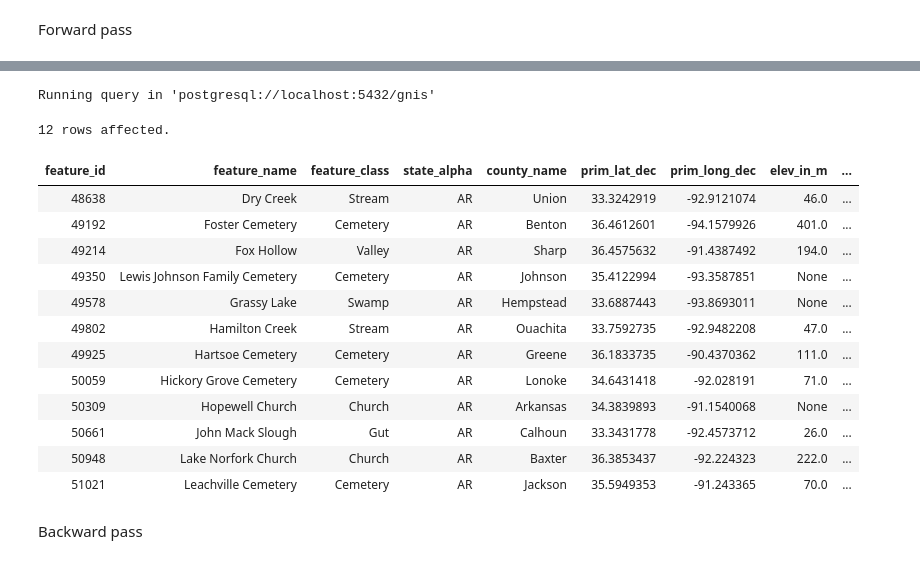
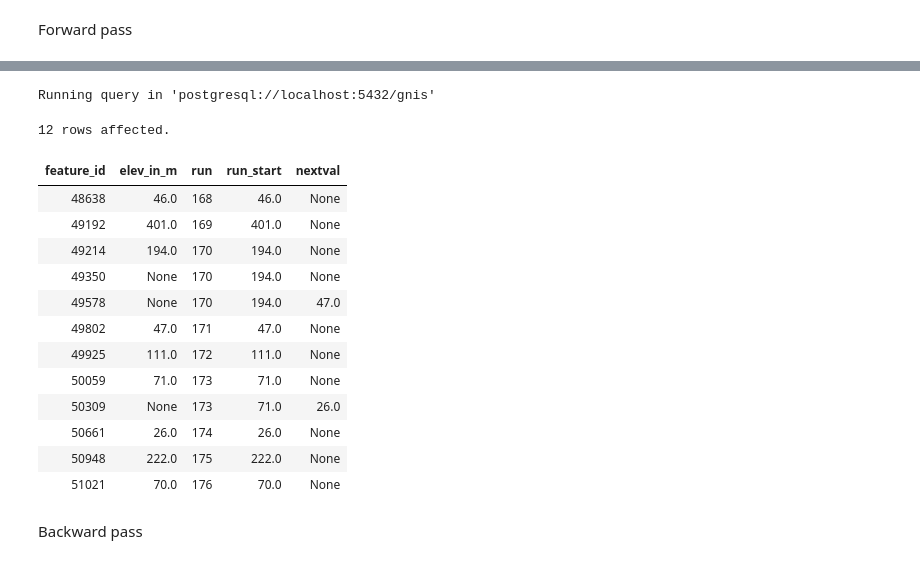
Before and after one commit to cal-data-eng/fa24-materials, a Jupyter notebook: lec/lec14/lec14-imputation.ipynb, the cells around one changed output, grey strips where cells are left out. Cells and saved outputs as stored; diff of their text form; code cells hidden in the pictures.

```diff
--- a/lec/lec14/lec14-imputation.ipynb
+++ b/lec/lec14/lec14-imputation.ipynb
@@ -229,32 +256,33 @@ Forward pass
 # %%
 %%sql
 -- 1. Forward assign run numbers to rows, propagate val, get nextval
 CREATE OR REPLACE VIEW forward AS
-SELECT *,
+SELECT feature_id,
+    elev_in_m,
        SUM(CASE WHEN elev_in_m IS NULL THEN 0 ELSE 1 END)
          OVER (ORDER BY feature_id) AS run,
        coalesce_agg(elev_in_m) OVER (ORDER BY feature_id) AS run_start,
        CASE WHEN elev_in_m IS NULL
               THEN lead(elev_in_m, 1) OVER (ORDER BY feature_id)
             ELSE NULL
              END AS nextval
   FROM holey;
 SELECT * FROM forward ORDER BY feature_id ASC LIMIT 12 OFFSET 183;
 # %% [output]
 Running query in 'postgresql://localhost:5432/gnis'
 12 rows affected.
-| feature_id | feature_name | feature_class | state_alpha | county_name | prim_lat_dec | prim_long_dec | elev_in_m | ... |
-| 48638 | Dry Creek | Stream | AR | Union | 33.3242919 | -92.9121074 | 46.0 | ... |
-| 49192 | Foster Cemetery | Cemetery | AR | Benton | 36.4612601 | -94.1579926 | 401.0 | ... |
-| 49214 | Fox Hollow | Valley | AR | Sharp | 36.4575632 | -91.4387492 | 194.0 | ... |
-| 49350 | Lewis Johnson Family Cemetery | Cemetery | AR | Johnson | 35.4122994 | -93.3587851 | None | ... |
-| 49578 | Grassy Lake | Swamp | AR | Hempstead | 33.6887443 | -93.8693011 | None | ... |
-| 49802 | Hamilton Creek | Stream | AR | Ouachita | 33.7592735 | -92.9482208 | 47.0 | ... |
-| 49925 | Hartsoe Cemetery | Cemetery | AR | Greene | 36.1833735 | -90.4370362 | 111.0 | ... |
-| 50059 | Hickory Grove Cemetery | Cemetery | AR | Lonoke | 34.6431418 | -92.028191 | 71.0 | ... |
-| 50309 | Hopewell Church | Church | AR | Arkansas | 34.3839893 | -91.1540068 | None | ... |
-| 50661 | John Mack Slough | Gut | AR | Calhoun | 33.3431778 | -92.4573712 | 26.0 | ... |
-| 50948 | Lake Norfork Church | Church | AR | Baxter | 36.3853437 | -92.224323 | 222.0 | ... |
-| 51021 | Leachville Cemetery | Cemetery | AR | Jackson | 35.5949353 | -91.243365 | 70.0 | ... |
+| feature_id | elev_in_m | run | run_start | nextval |
+| 48638 | 46.0 | 168 | 46.0 | None |
+| 49192 | 401.0 | 169 | 401.0 | None |
+| 49214 | 194.0 | 170 | 194.0 | None |
+| 49350 | None | 170 | 194.0 | None |
+| 49578 | None | 170 | 194.0 | 47.0 |
+| 49802 | 47.0 | 171 | 47.0 | None |
+| 49925 | 111.0 | 172 | 111.0 | None |
+| 50059 | 71.0 | 173 | 71.0 | None |
+| 50309 | None | 173 | 71.0 | 26.0 |
+| 50661 | 26.0 | 174 | 26.0 | None |
+| 50948 | 222.0 | 175 | 222.0 | None |
+| 51021 | 70.0 | 176 | 70.0 | None |
 # %% [markdown]
 Backward pass
```
Also changed, not shown: parts of 7 cells of this notebook, 2 other files.
